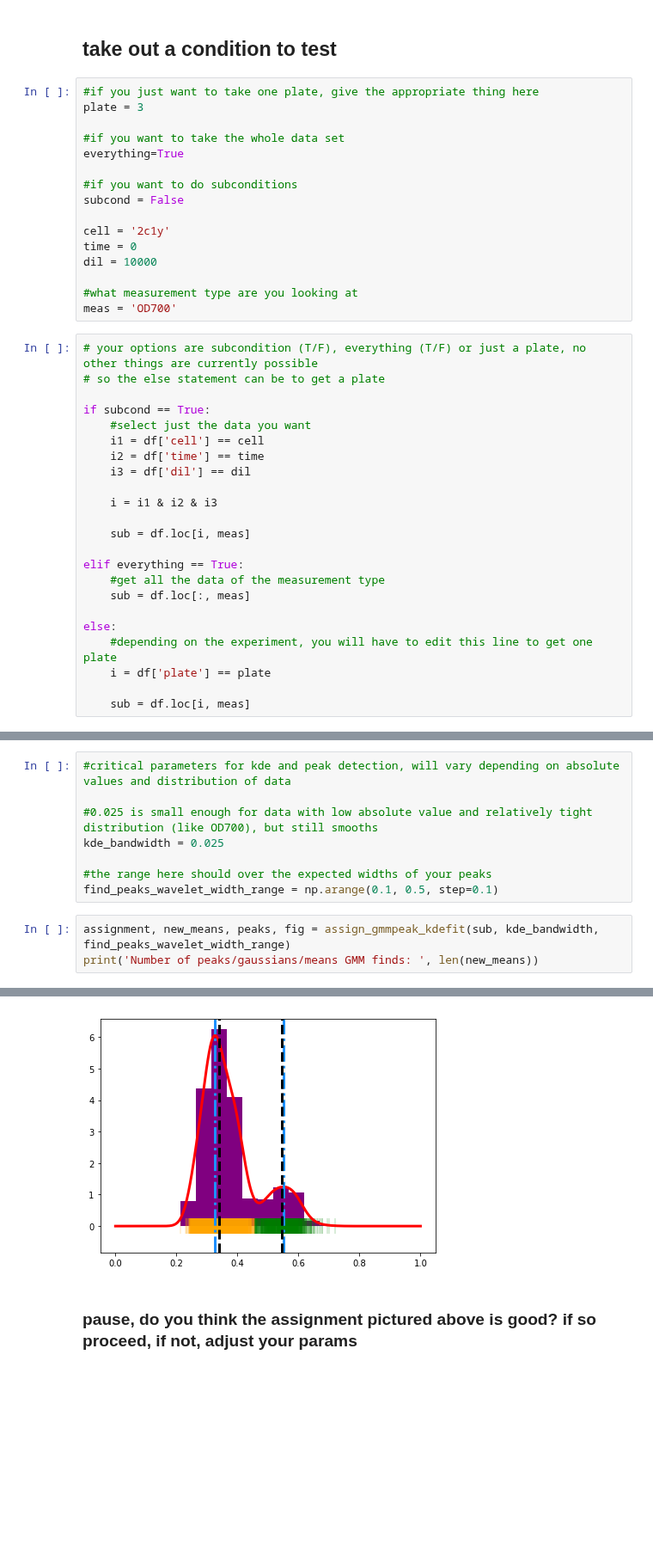
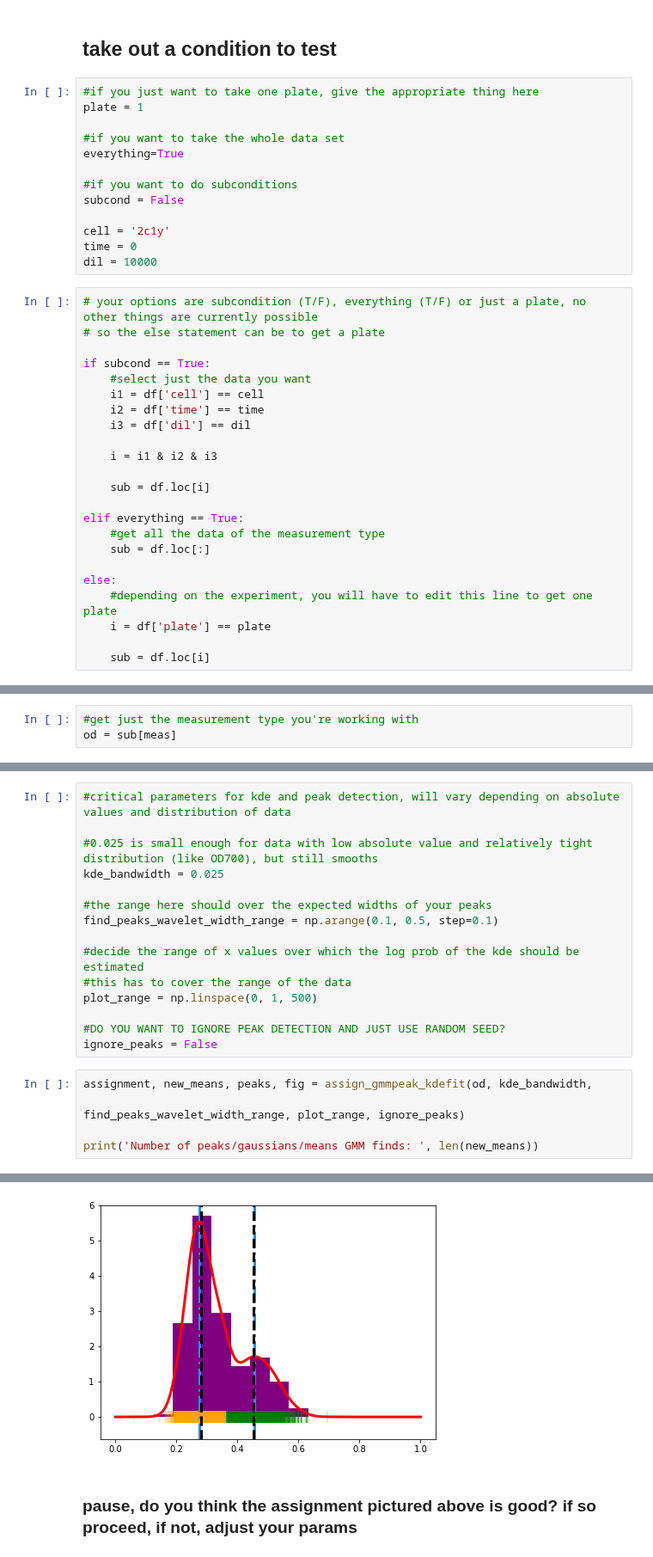
Before and after one commit to geezerbriefs/xpspython, a Jupyter notebook: cfu/analyze cfu multiwell data.ipynb, the cells around one changed output, grey strips where cells are left out. Shown at 86% size. Saved outputs shown, nothing was run; the diff lists cells and outputs as text; blank space fills up the shorter version.

Commit message:
added everything for dealing with fluorescence values

```diff
--- a/cfu/analyze cfu multiwell data.ipynb
+++ b/cfu/analyze cfu multiwell data.ipynb
@@ -156,7 +161,7 @@ df.head()
 ## take out a condition to test
 # %%
 #if you just want to take one plate, give the appropriate thing here
-plate = 3
+plate = 1
 
 #if you want to take the whole data set
 everything=True
@@ -167,9 +172,6 @@ subcond = False
 cell = '2c1y'
 time = 0
 dil = 10000
-
-#what measurement type are you looking at
-meas = 'OD700'
 # %%
 # your options are subcondition (T/F), everything (T/F) or just a plate, no other things are currently possible
 # so the else statement can be to get a plate
@@ -182,17 +184,17 @@ if subcond == True:
 
     i = i1 & i2 & i3
 
-    sub = df.loc[i, meas]
+    sub = df.loc[i]
 
 elif everything == True:
     #get all the data of the measurement type
-    sub = df.loc[:, meas]
+    sub = df.loc[:]
 
 else:
     #depending on the experiment, you will have to edit this line to get one plate
     i = df['plate'] == plate
 
-    sub = df.loc[i, meas]
+    sub = df.loc[i]
 # %%
 sub.head()
 # %% [output]
@@ -212,0 +212,3 @@ ax = sns.stripplot(x=sub)
+# %%
+#get just the measurement type you're working with
+od = sub[meas]
@@ -218,12 +225,21 @@ kde_bandwidth = 0.025
 
 #the range here should over the expected widths of your peaks
 find_peaks_wavelet_width_range = np.arange(0.1, 0.5, step=0.1)
+
+#decide the range of x values over which the log prob of the kde should be estimated
+#this has to cover the range of the data
+plot_range = np.linspace(0, 1, 500)
+
+#DO YOU WANT TO IGNORE PEAK DETECTION AND JUST USE RANDOM SEED?
+ignore_peaks = False
 # %%
-assignment, new_means, peaks, fig = assign_gmmpeak_kdefit(sub, kde_bandwidth, find_peaks_wavelet_width_range)
+assignment, new_means, peaks, fig = assign_gmmpeak_kdefit(od, kde_bandwidth,
+                                                          find_peaks_wavelet_width_range, plot_range, ignore_peaks)
+
 print('Number of peaks/gaussians/means GMM finds: ', len(new_means))
 # %% [output]
 Number of peaks/gaussians/means GMM finds:  2
-[figure, old version]
+[figure, new version]
 # %% [markdown]
 ### pause, do you think the assignment pictured above is good? if so proceed, if not, adjust your params
 # %%
```
Also changed, not shown: parts of 45 cells of this notebook.
